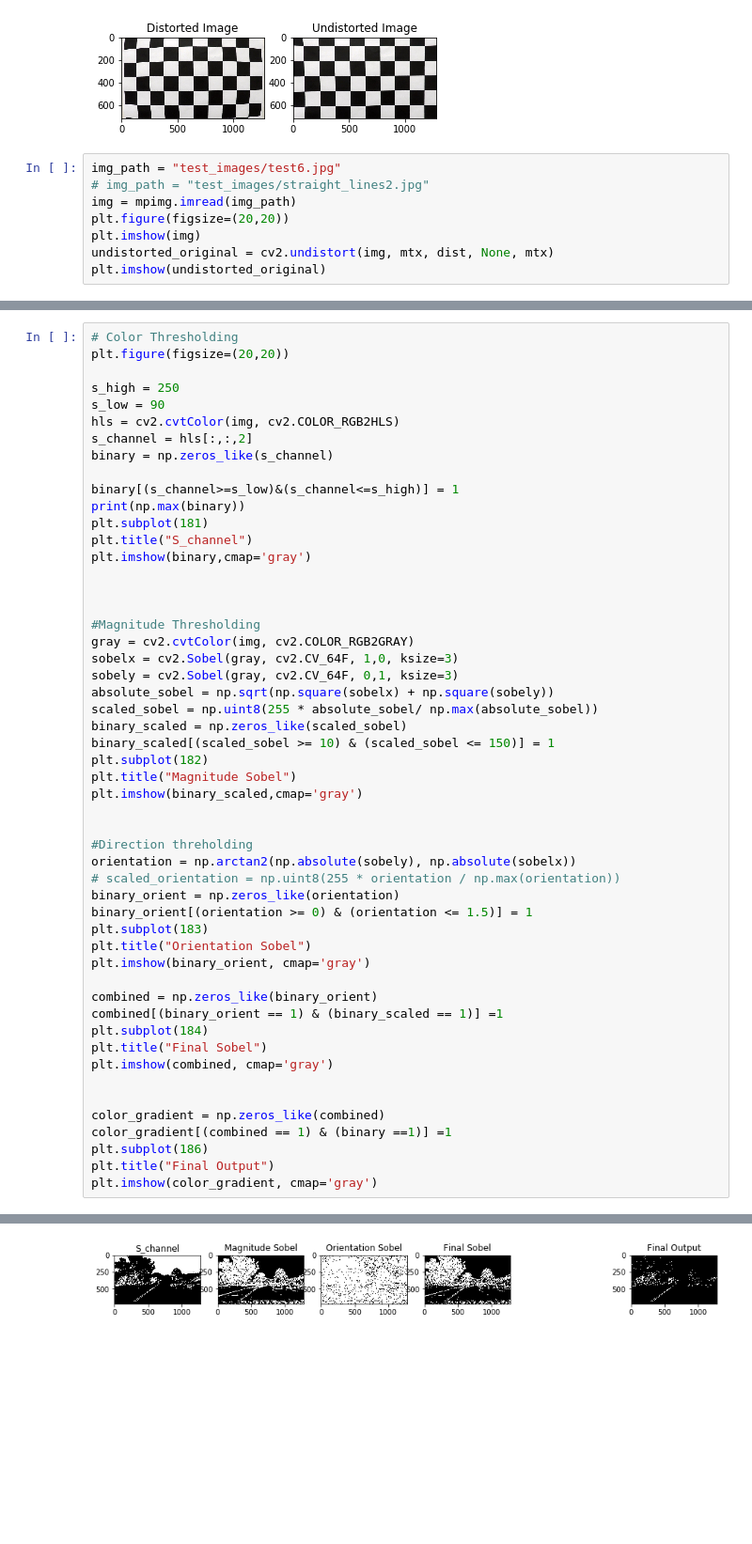
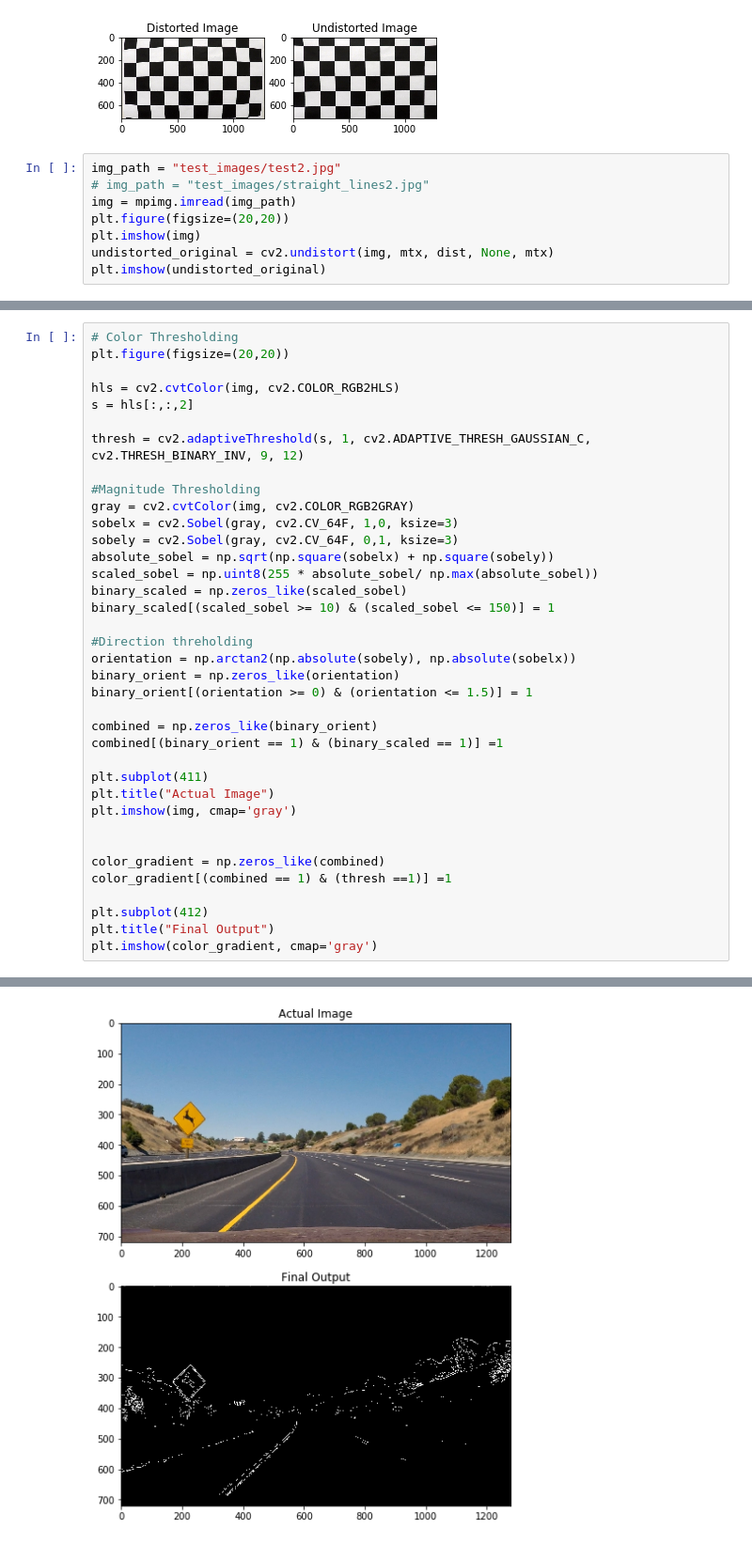
Before and after one commit to AbhilashAbhimsh/Advanced_Lane-lines, a Jupyter notebook: Project.ipynb, the cells around one changed output, grey strips where cells are left out. Shown at 94% size. Drawn from its saved outputs; the diff is of its cells as text; blank space fills up the shorter version.

```diff
--- a/Project.ipynb
+++ b/Project.ipynb
@@ -47,7 +47,7 @@ plt.imshow(undistort)
 <matplotlib.image.AxesImage at 0x...>
 [figure]
 # %%
-img_path = "test_images/test6.jpg"
+img_path = "test_images/test2.jpg"
 # img_path = "test_images/straight_lines2.jpg"
 img = mpimg.imread(img_path)
 plt.figure(figsize=(20,20))
@@ -61,19 +63,10 @@ plt.imshow(undistorted_original)
 # Color Thresholding
 plt.figure(figsize=(20,20))
 
-s_high = 250
-s_low = 90
 hls = cv2.cvtColor(img, cv2.COLOR_RGB2HLS)
-s_channel = hls[:,:,2]
-binary = np.zeros_like(s_channel)
+s = hls[:,:,2]
 
-binary[(s_channel>=s_low)&(s_channel<=s_high)] = 1
-print(np.max(binary))
-plt.subplot(181)
-plt.title("S_channel")
-plt.imshow(binary,cmap='gray')
-
-
+thresh = cv2.adaptiveThreshold(s, 1, cv2.ADAPTIVE_THRESH_GAUSSIAN_C, cv2.THRESH_BINARY_INV, 9, 12)
 
 #Magnitude Thresholding
 gray = cv2.cvtColor(img, cv2.COLOR_RGB2GRAY)
@@ -83,30 +76,24 @@ absolute_sobel = np.sqrt(np.square(sobelx) + np.square(sobely))
 scaled_sobel = np.uint8(255 * absolute_sobel/ np.max(absolute_sobel))
 binary_scaled = np.zeros_like(scaled_sobel)
 binary_scaled[(scaled_sobel >= 10) & (scaled_sobel <= 150)] = 1
-plt.subplot(182)
-plt.title("Magnitude Sobel")
-plt.imshow(binary_scaled,cmap='gray')
-
 
 #Direction threholding
 orientation = np.arctan2(np.absolute(sobely), np.absolute(sobelx))
-# scaled_orientation = np.uint8(255 * orientation / np.max(orientation))
 binary_orient = np.zeros_like(orientation)
 binary_orient[(orientation >= 0) & (orientation <= 1.5)] = 1
-plt.subplot(183)
-plt.title("Orientation Sobel")
-plt.imshow(binary_orient, cmap='gray')
 
 combined = np.zeros_like(binary_orient)
 combined[(binary_orient == 1) & (binary_scaled == 1)] =1
-plt.subplot(184)
-plt.title("Final Sobel")
-plt.imshow(combined, cmap='gray')
+
+plt.subplot(411)
+plt.title("Actual Image")
+plt.imshow(img, cmap='gray')
 
 
 color_gradient = np.zeros_like(combined)
-color_gradient[(combined == 1) & (binary ==1)] =1
-plt.subplot(186)
+color_gradient[(combined == 1) & (thresh ==1)] =1
+
+plt.subplot(412)
 plt.title("Final Output")
 plt.imshow(color_gradient, cmap='gray')
 # %% [output]
@@ -115 +101 @@ plt.imshow(color_gradient, cmap='gray')
-[figure, old version]
+[figure, new version]
```
Also changed, not shown: parts of 16 cells of this notebook.
